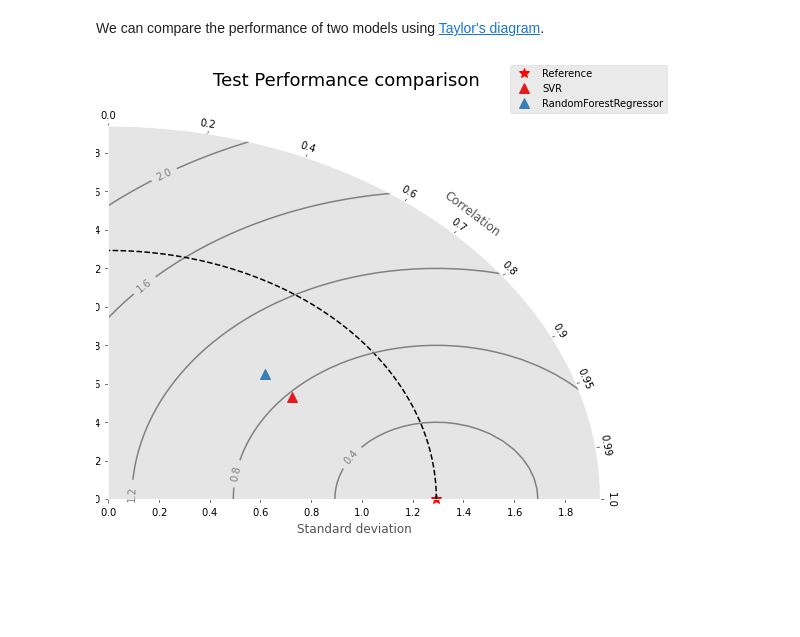
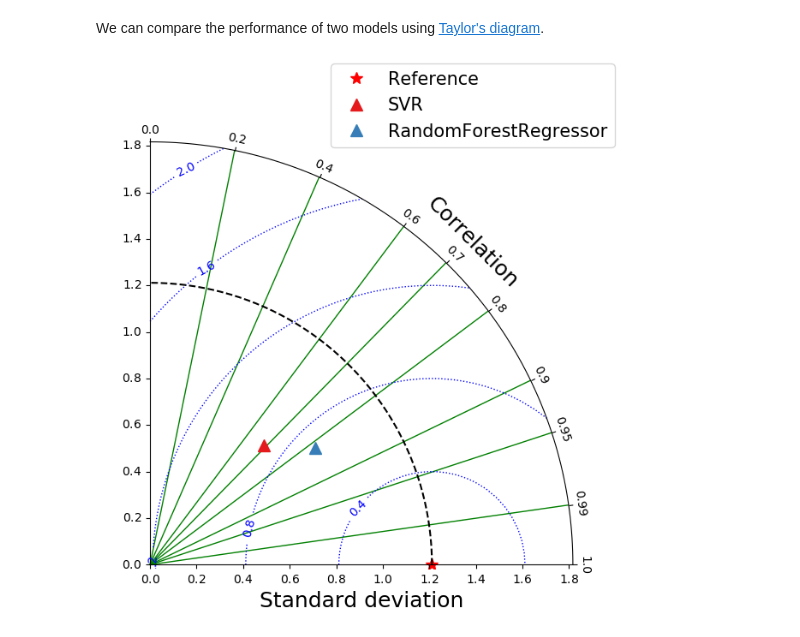
Before and after one commit to AtrCheema/AI4Water, a Jupyter notebook: examples/hyper_para_opt.ipynb, the cells around one changed output. Cells and saved outputs as stored; diff of their text form; code cells hidden in the pictures; blank space fills up the shorter version.

Commit message:
improved doc and taylor plot

```diff
--- a/examples/hyper_para_opt.ipynb
+++ b/examples/hyper_para_opt.ipynb
@@ -271,7 +275,7 @@ model = Model(data=data, verbosity=0, **dl4seq_args)
 # %% [markdown]
 train the model while randomly splitting train and test data.
 # %%
-history = model.train(indices="random")
+history = model.fit(indices="random")
 # %%
 # The minimum validation loss acheived during training
 np.min(history.history['val_loss'])
@@ -590,19 +524,15 @@ simulations = {"Test": {
     "SVR": results["SVR"][1],
     "RandomForestRegressor": results["RandomForestRegressor"][1],
 }}
-
-rects = {
-    "Test": 111
-}
-
-import matplotlib.pyplot as plt
-plt.close('all')
-plot_taylor(trues=trues,
-            simulations=simulations,
-            rects=rects,
-            add_grid=True,
-            plot_bias=True,
-            figsize=(9,7),
-            title="Test Performance comparison")
-# %% [output]
-[figure, removed]
+# %%
+plot_taylor(trues=trues,
+            simulations=simulations,
+            add_grid=True,
+            plot_bias=True,
+            figsize=(8,6),
+            cont_kws={'colors': 'blue', 'linewidths': 1.0, 'linestyles': 'dotted'},
+            grid_kws={'axis': 'x', 'color': 'g', 'lw': 1.0},
+            leg_kws={'numpoints': 1, 'fontsize': 15, 'markerscale': 1, 'bbox_to_anchor':(0.77, 1.1)}
+           )
+# %% [output]
+[figure, added]
```
Also changed, not shown: parts of 3 cells of this notebook, 5 other files.
